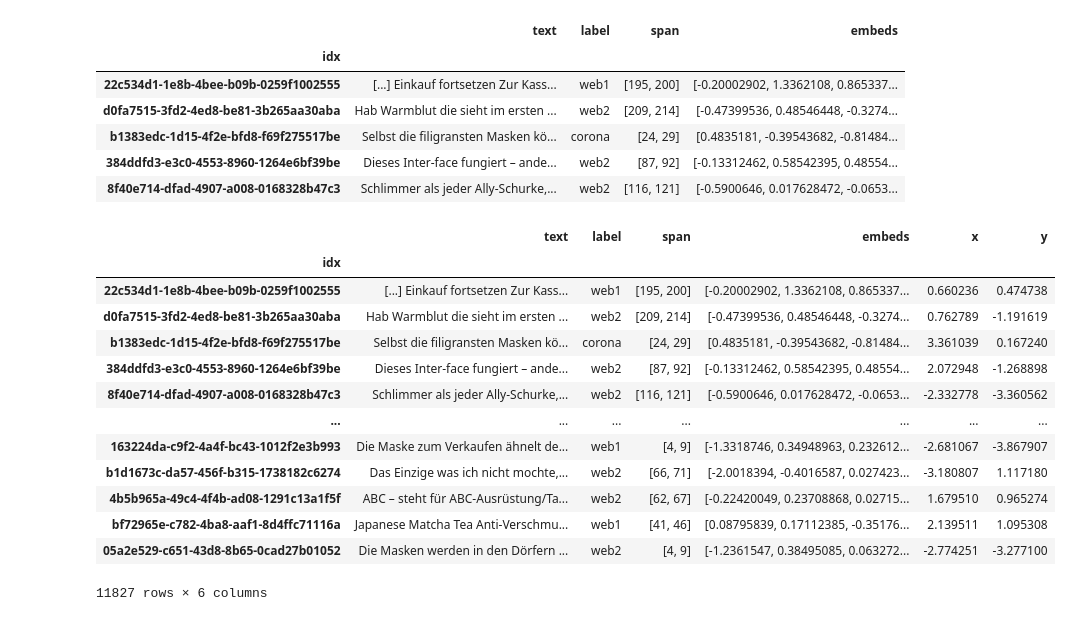
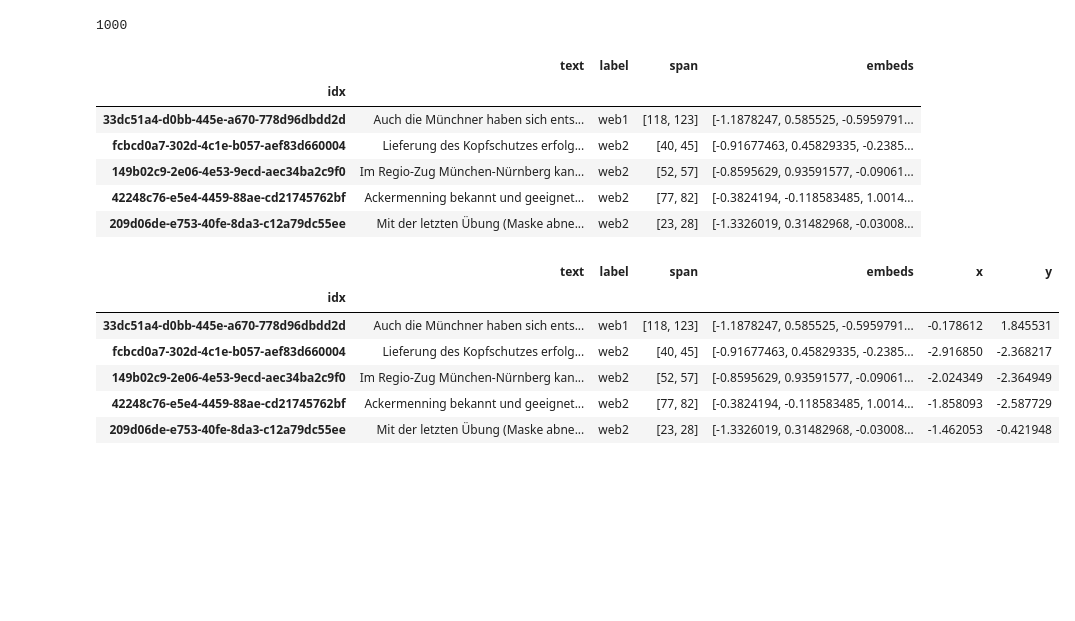
Before and after one commit to cl-trier/cltrier_prosem, a Jupyter notebook: examples/0.3--Embed-Usage.ipynb, the cells around one changed output. Saved outputs shown, nothing was run; the diff lists cells and outputs as text; code cells hidden in the pictures; blank space fills up the shorter version.

```diff
--- a/examples/0.3--Embed-Usage.ipynb
+++ b/examples/0.3--Embed-Usage.ipynb
@@ -5,36 +5,31 @@ from sklearn.decomposition import PCA
 
 import seaborn as sns
 # %%
-data = pd.read_parquet('results/embeds.train.parquet')
+data = pd.read_parquet('results/embeds.train.parquet').sample(n=1000)
+display(len(data))
 data.head()
 # %% [output]
+1000
 |  | text | label | span | embeds |
 | idx |  |  |  |  |
-| 22c534d1-1e8b-4bee-b09b-0259f1002555 | [...] Einkauf fortsetzen Zur Kass... | web1 | [195, 200] | [-0.20002902, 1.3362108, 0.865337... |
-| d0fa7515-3fd2-4ed8-be81-3b265aa30aba | Hab Warmblut die sieht im ersten ... | web2 | [209, 214] | [-0.47399536, 0.48546448, -0.3274... |
-| b1383edc-1d15-4f2e-bfd8-f69f275517be | Selbst die filigransten Masken kö... | corona | [24, 29] | [0.4835181, -0.39543682, -0.81484... |
-| 384ddfd3-e3c0-4553-8960-1264e6bf39be | Dieses Inter-face fungiert – ande... | web2 | [87, 92] | [-0.13312462, 0.58542395, 0.48554... |
-| 8f40e714-dfad-4907-a008-0168328b47c3 | Schlimmer als jeder Ally-Schurke,... | web2 | [116, 121] | [-0.5900646, 0.017628472, -0.0653... |
+| 33dc51a4-d0bb-445e-a670-778d96dbdd2d | Auch die Münchner haben sich ents... | web1 | [118, 123] | [-1.1878247, 0.585525, -0.5959791... |
+| fcbcd0a7-302d-4c1e-b057-aef83d660004 | Lieferung des Kopfschutzes erfolg... | web2 | [40, 45] | [-0.91677463, 0.45829335, -0.2385... |
+| 149b02c9-2e06-4e53-9ecd-aec34ba2c9f0 | Im Regio-Zug München-Nürnberg kan... | web2 | [52, 57] | [-0.8595629, 0.93591577, -0.09061... |
+| 42248c76-e5e4-4459-88ae-cd21745762bf | Ackermenning bekannt und geeignet... | web2 | [77, 82] | [-0.3824194, -0.118583485, 1.0014... |
+| 209d06de-e753-40fe-8da3-c12a79dc55ee | Mit der letzten Übung (Maske abne... | web2 | [23, 28] | [-1.3326019, 0.31482968, -0.03008... |
 # %%
 embeds = PCA(n_components=2).fit_transform(np.stack(data.embeds.tolist()))
 # %%
 data[['x', 'y']] = [(emb[0], emb[1]) for emb in embeds]
-data
+data.head()
 # %% [output]
 |  | text | label | span | embeds | x | y |
 | idx |  |  |  |  |  |  |
-| 22c534d1-1e8b-4bee-b09b-0259f1002555 | [...] Einkauf fortsetzen Zur Kass... | web1 | [195, 200] | [-0.20002902, 1.3362108, 0.865337... | 0.660236 | 0.474738 |
-| d0fa7515-3fd2-4ed8-be81-3b265aa30aba | Hab Warmblut die sieht im ersten ... | web2 | [209, 214] | [-0.47399536, 0.48546448, -0.3274... | 0.762789 | -1.191619 |
-| b1383edc-1d15-4f2e-bfd8-f69f275517be | Selbst die filigransten Masken kö... | corona | [24, 29] | [0.4835181, -0.39543682, -0.81484... | 3.361039 | 0.167240 |
-| 384ddfd3-e3c0-4553-8960-1264e6bf39be | Dieses Inter-face fungiert – ande... | web2 | [87, 92] | [-0.13312462, 0.58542395, 0.48554... | 2.072948 | -1.268898 |
-| 8f40e714-dfad-4907-a008-0168328b47c3 | Schlimmer als jeder Ally-Schurke,... | web2 | [116, 121] | [-0.5900646, 0.017628472, -0.0653... | -2.332778 | -3.360562 |
-| ... | ... | ... | ... | ... | ... | ... |
-| 163224da-c9f2-4a4f-bc43-1012f2e3b993 | Die Maske zum Verkaufen ähnelt de... | web1 | [4, 9] | [-1.3318746, 0.34948963, 0.232612... | -2.681067 | -3.867907 |
-| b1d1673c-da57-456f-b315-1738182c6274 | Das Einzige was ich nicht mochte,... | web2 | [66, 71] | [-2.0018394, -0.4016587, 0.027423... | -3.180807 | 1.117180 |
-| 4b5b965a-49c4-4f4b-ad08-1291c13a1f5f | ABC – steht für ABC-Ausrüstung/Ta... | web2 | [62, 67] | [-0.22420049, 0.23708868, 0.02715... | 1.679510 | 0.965274 |
-| bf72965e-c782-4ba8-aaf1-8d4ffc71116a | Japanese Matcha Tea Anti-Verschmu... | web1 | [41, 46] | [0.08795839, 0.17112385, -0.35176... | 2.139511 | 1.095308 |
-| 05a2e529-c651-43d8-8b65-0cad27b01052 | Die Masken werden in den Dörfern ... | web2 | [4, 9] | [-1.2361547, 0.38495085, 0.063272... | -2.774251 | -3.277100 |
+| 33dc51a4-d0bb-445e-a670-778d96dbdd2d | Auch die Münchner haben sich ents... | web1 | [118, 123] | [-1.1878247, 0.585525, -0.5959791... | -0.178612 | 1.845531 |
+| fcbcd0a7-302d-4c1e-b057-aef83d660004 | Lieferung des Kopfschutzes erfolg... | web2 | [40, 45] | [-0.91677463, 0.45829335, -0.2385... | -2.916850 | -2.368217 |
+| 149b02c9-2e06-4e53-9ecd-aec34ba2c9f0 | Im Regio-Zug München-Nürnberg kan... | web2 | [52, 57] | [-0.8595629, 0.93591577, -0.09061... | -2.024349 | -2.364949 |
+| 42248c76-e5e4-4459-88ae-cd21745762bf | Ackermenning bekannt und geeignet... | web2 | [77, 82] | [-0.3824194, -0.118583485, 1.0014... | -1.858093 | -2.587729 |
+| 209d06de-e753-40fe-8da3-c12a79dc55ee | Mit der letzten Übung (Maske abne... | web2 | [23, 28] | [-1.3326019, 0.31482968, -0.03008... | -1.462053 | -0.421948 |
-11827 rows × 6 columns
 # %%
 sns.scatterplot(data, x='x', y='y', hue='label')
 # %% [output]
```
Also changed, not shown: parts of 2 cells of this notebook, 4 other files.
